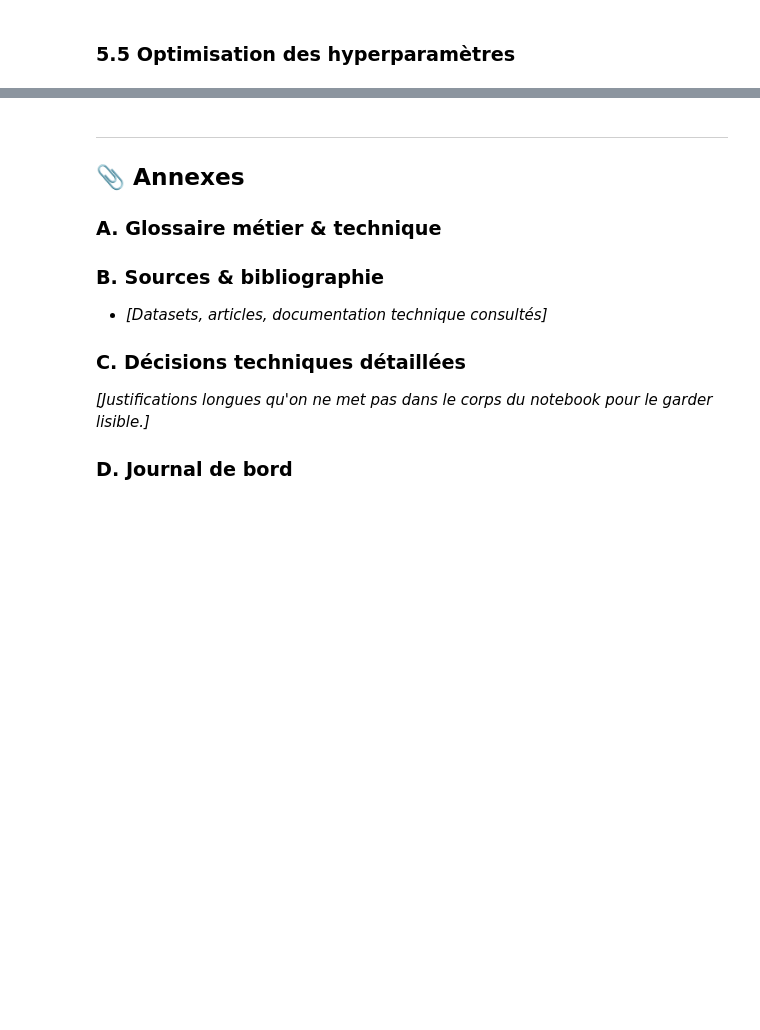
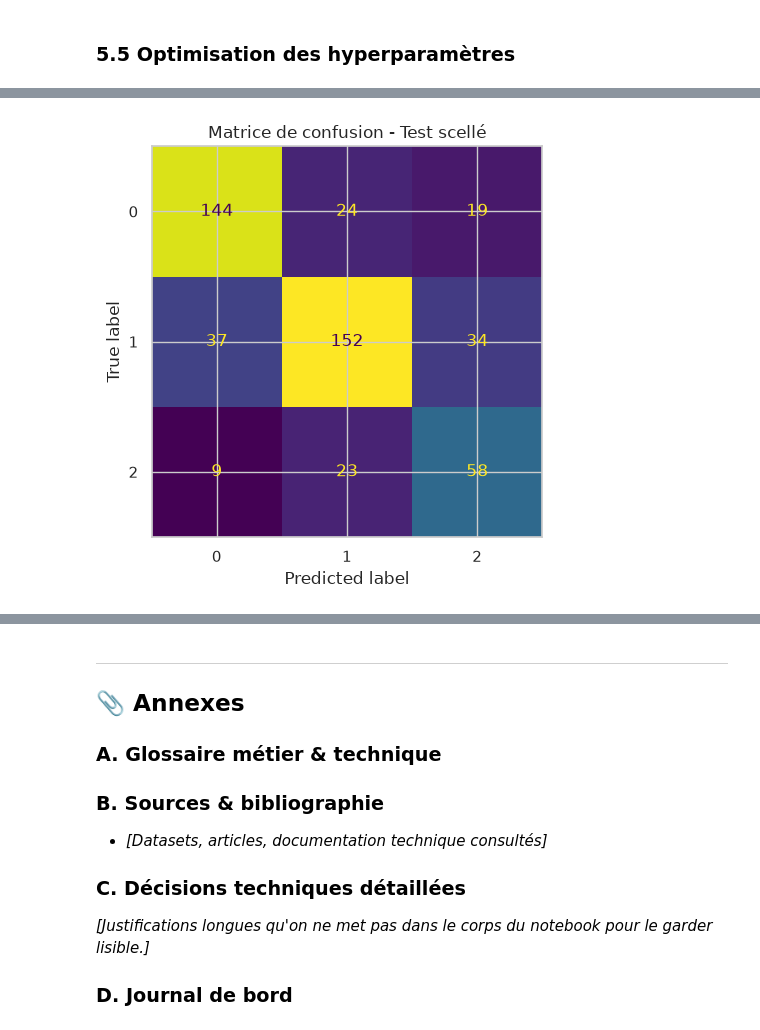
Before and after one commit to NicoH77/Atlas_CISIA_Exam_EmploymentPrediction, a Jupyter notebook: notebooks/Notebook-EmploymentPrediction.ipynb, the cells around one changed output, grey strips where cells are left out. Drawn from its saved outputs; the diff is of its cells as text; code cells hidden in the pictures; blank space fills up the shorter version.

Commit message:
feat(notebook): add 5.5 hyperparam optimization, 5.6 final test, 6 Scenarios & ethical analysis

```diff
--- a/notebooks/Notebook-EmploymentPrediction.ipynb
+++ b/notebooks/Notebook-EmploymentPrediction.ipynb
@@ -1368,0 +1566,81 @@ S4 | XGBoost              | F1_macro = 0.647 +/- 0.022 | Accuracy = 0.673 | Pred
+# %%
+import matplotlib.pyplot as plt
+
+from src.evaluation import evaluate_test_set
+
+final_pipeline, y_pred, metrics = evaluate_test_set(
+    model=model_params["LR_C0.1"],
+    preprocessor=build_preprocessor(**scenarios["S1"]),
+    X_train=X_train,
+    y_train=y_train,
+    X_test=X_test,
+    y_test=y_test
+)
+
+
+# =====================================================
+# Affichage métriques globales
+# =====================================================
+
+print("=" * 60)
+print("ÉVALUATION FINALE - JEU DE TEST")
+print("=" * 60)
+
+print(f"Accuracy          : {metrics['accuracy']:.3f}")
+print(f"Balanced Accuracy : {metrics['balanced_accuracy']:.3f}")
+print(f"F1 Macro          : {metrics['f1_macro']:.3f}")
+print(f"Recall Classe 2   : {metrics['recall_classe_2']:.3f}")
+
+# =====================================================
+# Rapport détaillé
+# =====================================================
+
+print("\nClassification Report")
+print("-" * 60)
+
+print(
+    classification_report(
+        y_test,
+        y_pred,
+        digits=3
+    )
+)
+
+# =====================================================
+# Matrice de confusion brute
+# =====================================================
+
+fig, ax = plt.subplots(figsize=(6, 5))
+
+ConfusionMatrixDisplay.from_predictions(
+    y_test,
+    y_pred,
+    ax=ax,
+    colorbar=False
+)
+
+ax.set_title("Matrice de confusion - Test scellé")
+
+plt.tight_layout()
+plt.show()
+
+
+# =====================================================
+# Matrice de confusion normalisée
+# =====================================================
+
+fig, ax = plt.subplots(figsize=(6, 5))
+
+ConfusionMatrixDisplay.from_predictions(
+    y_test,
+    y_pred,
+    normalize="true",
+    ax=ax,
+    colorbar=False
+)
+
+ax.set_title("Matrice de confusion normalisée")
+
+plt.tight_layout()
+plt.show()
+# %% [output]
@@ -1368,0 +1666 @@ S4 | XGBoost              | F1_macro = 0.647 +/- 0.022 | Accuracy = 0.673 | Pred
+[figure, added]
```
Also changed, not shown: parts of 18 cells of this notebook.
